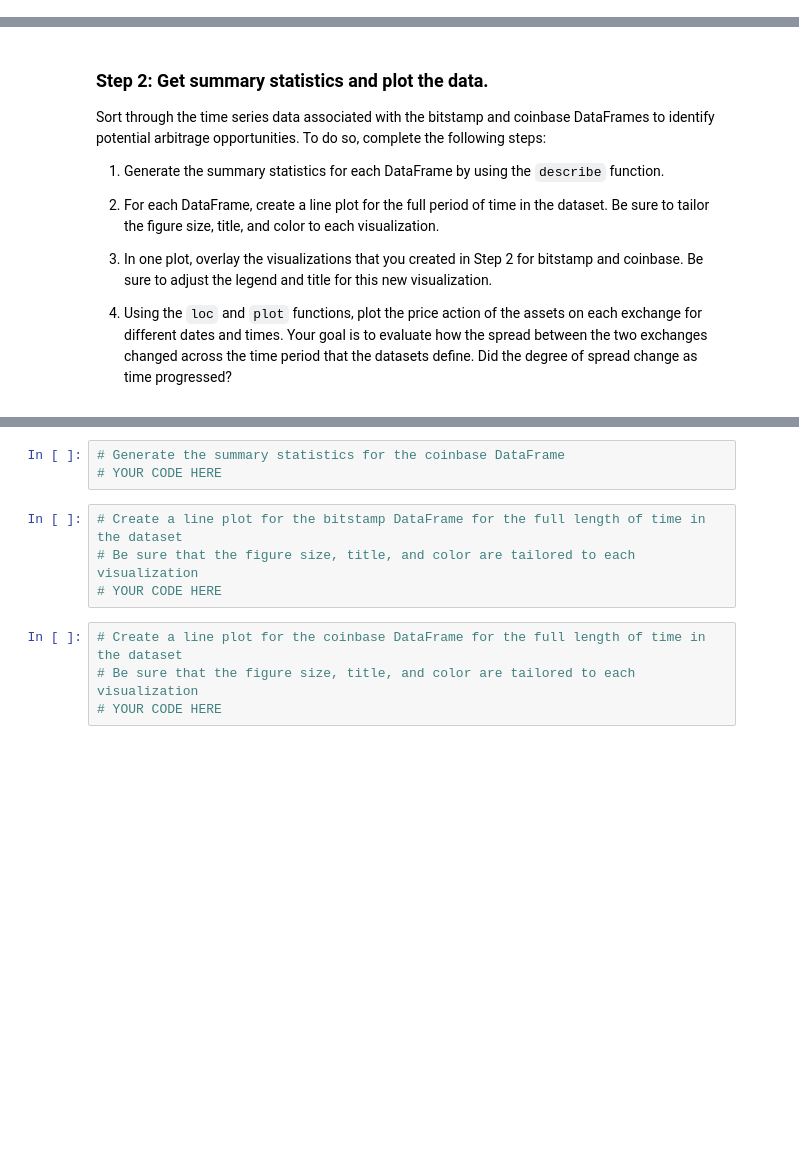
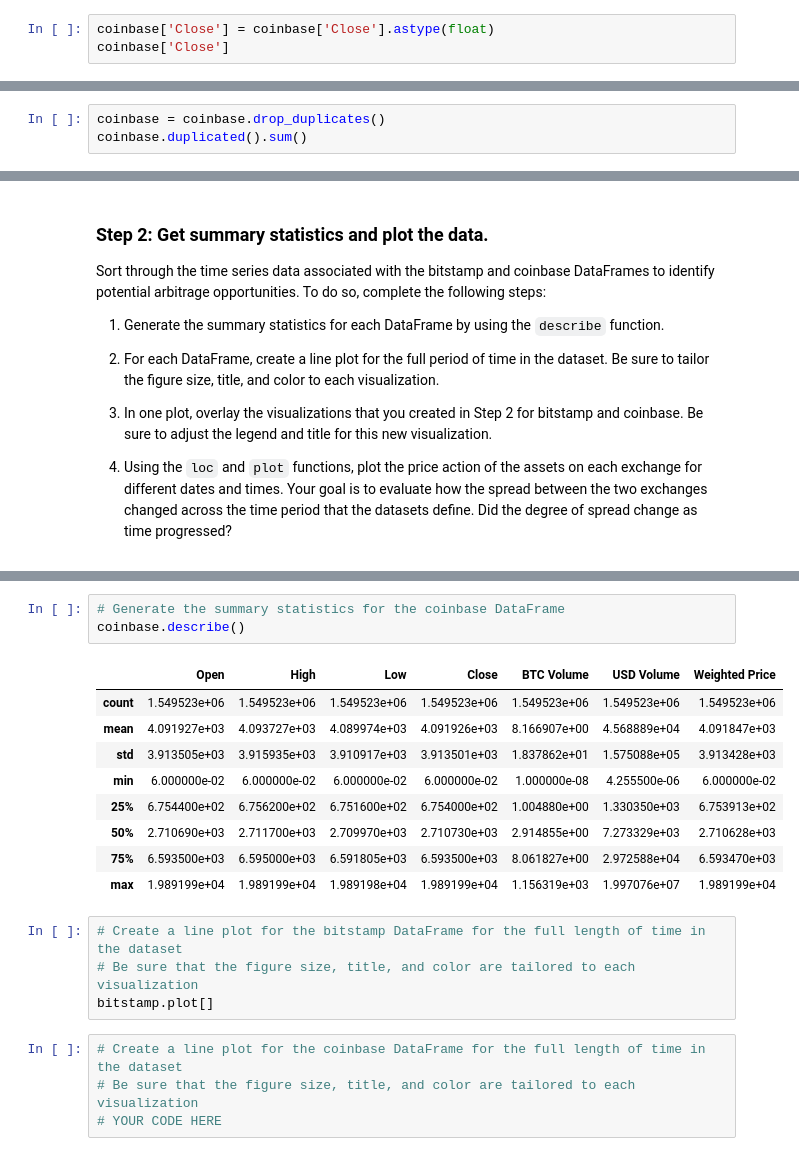
Before and after one commit to JonahLeggett/Bitcoin_Arbitrage_Analysis, a Jupyter notebook: crypto_arbitrage.ipynb, the cells around one changed output, grey strips where cells are left out. Drawn from its saved outputs; the diff is of its cells as text; blank space fills up the shorter version.

```diff
--- a/crypto_arbitrage.ipynb
+++ b/crypto_arbitrage.ipynb
@@ -178,0 +187,3 @@ dtype: int64
+# %%
+coinbase['Close'] = coinbase['Close'].astype(float)
+coinbase['Close']
@@ -178,0 +208,3 @@ dtype: int64
+# %%
+coinbase = coinbase.drop_duplicates()
+coinbase.duplicated().sum()
@@ -228,10 +288,20 @@ Sort through the time series data associated with the bitstamp and coinbase Data
 # %%
 # Generate the summary statistics for the coinbase DataFrame
-# YOUR CODE HERE
+coinbase.describe()
+# %% [output]
+|  | Open | High | Low | Close | BTC Volume | USD Volume | Weighted Price |
+| count | 1.549523e+06 | 1.549523e+06 | 1.549523e+06 | 1.549523e+06 | 1.549523e+06 | 1.549523e+06 | 1.549523e+06 |
+| mean | 4.091927e+03 | 4.093727e+03 | 4.089974e+03 | 4.091926e+03 | 8.166907e+00 | 4.568889e+04 | 4.091847e+03 |
+| std | 3.913505e+03 | 3.915935e+03 | 3.910917e+03 | 3.913501e+03 | 1.837862e+01 | 1.575088e+05 | 3.913428e+03 |
+| min | 6.000000e-02 | 6.000000e-02 | 6.000000e-02 | 6.000000e-02 | 1.000000e-08 | 4.255500e-06 | 6.000000e-02 |
+| 25% | 6.754400e+02 | 6.756200e+02 | 6.751600e+02 | 6.754000e+02 | 1.004880e+00 | 1.330350e+03 | 6.753913e+02 |
+| 50% | 2.710690e+03 | 2.711700e+03 | 2.709970e+03 | 2.710730e+03 | 2.914855e+00 | 7.273329e+03 | 2.710628e+03 |
+| 75% | 6.593500e+03 | 6.595000e+03 | 6.591805e+03 | 6.593500e+03 | 8.061827e+00 | 2.972588e+04 | 6.593470e+03 |
+| max | 1.989199e+04 | 1.989199e+04 | 1.989198e+04 | 1.989199e+04 | 1.156319e+03 | 1.997076e+07 | 1.989199e+04 |
 # %%
 # Create a line plot for the bitstamp DataFrame for the full length of time in the dataset
 # Be sure that the figure size, title, and color are tailored to each visualization
-# YOUR CODE HERE
+bitstamp.plot[]
 # %%
 # Create a line plot for the coinbase DataFrame for the full length of time in the dataset
 # Be sure that the figure size, title, and color are tailored to each visualization
```
Also changed, not shown: parts of 12 cells of this notebook.
